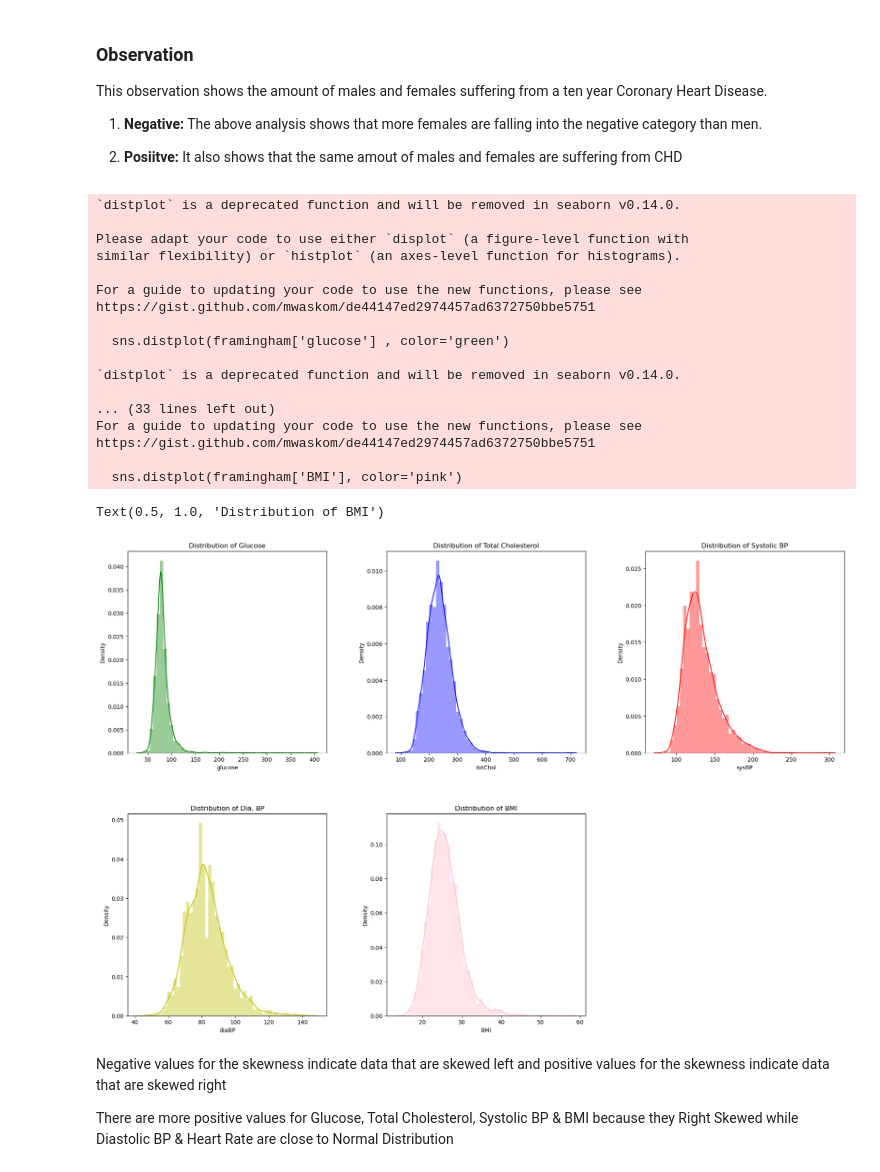
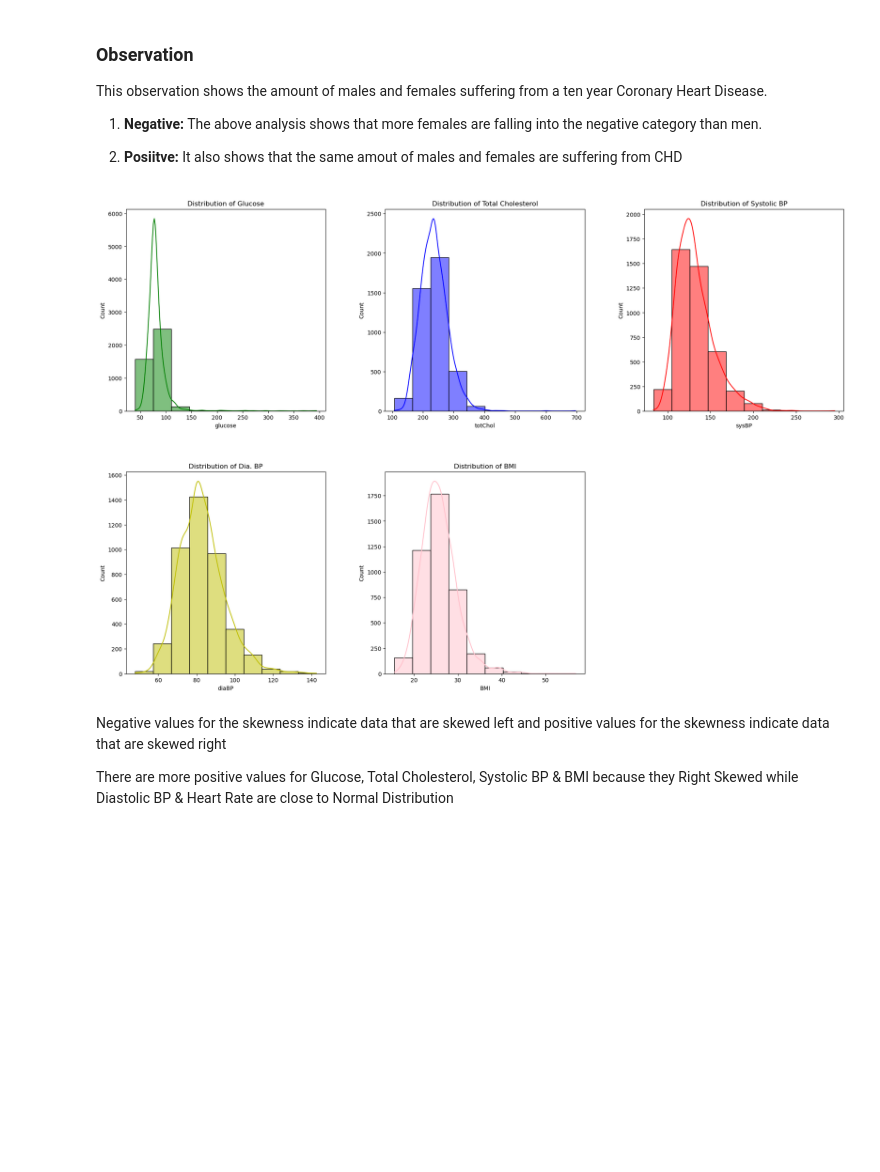
Before and after one commit to Austin-Gabriel/Framingham-Heart-Analysis, a Jupyter notebook: Machine Learning Project.ipynb, the cells around one changed output. Drawn from its saved outputs; the diff is of its cells as text; code cells hidden in the pictures; blank space fills up the shorter version.

Commit message:
analysis

```diff
--- a/Machine Learning Project.ipynb
+++ b/Machine Learning Project.ipynb
@@ -250,50 +275,35 @@ This observation shows the amount of males and females suffering from a ten year
 
 2. **Posiitve:** It also shows that the same amout of males and females are suffering from CHD
 # %%
-# plotting the distribution of the continious variables, Univariate Analysis
+import seaborn as sns
+import matplotlib.pyplot as plt
 
 plt.figure(figsize=(23,15))
 plt.subplots_adjust(wspace=0.3, hspace=0.3)
 
 plt.subplot(2, 3, 1)
-sns.distplot(framingham['glucose'] , color='green')
+sns.histplot(framingham['glucose'], bins=10, kde=True, color='green')
 plt.title('Distribution of Glucose')
 
 plt.subplot(2, 3, 2)
-sns.distplot(framingham['totChol'], color='blue')
+sns.histplot(framingham['totChol'], bins=10, kde=True, color='blue')
 plt.title('Distribution of Total Cholesterol')
 
 plt.subplot(2, 3, 3)
-sns.distplot(framingham['sysBP'], color='red')
+sns.histplot(framingham['sysBP'], bins=10, kde=True, color='red')
 plt.title('Distribution of Systolic BP')
 
 plt.subplot(2, 3, 4)
-sns.distplot(framingham['diaBP'] , color='y')
+sns.histplot(framingham['diaBP'], bins=10, kde=True, color='y')
 plt.title('Distribution of Dia. BP')
 
 plt.subplot(2, 3, 5)
-sns.distplot(framingham['BMI'], color='pink')
+sns.histplot(framingham['BMI'], bins=10, kde=True, color='pink')
 plt.title('Distribution of BMI')
+
+plt.show()
 # %% [output]
-`distplot` is a deprecated function and will be removed in seaborn v0.14.0.
-
-Please adapt your code to use either `displot` (a figure-level function with
-similar flexibility) or `histplot` (an axes-level function for histograms).
-
-For a guide to updating your code to use the new functions, please see
-https://gist.github.com/mwaskom/de44147ed2974457ad6372750bbe5751
-
-  sns.distplot(framingham['glucose'] , color='green')
-
-`distplot` is a deprecated function and will be removed in seaborn v0.14.0.
-
-... (33 lines left out)
-For a guide to updating your code to use the new functions, please see
-https://gist.github.com/mwaskom/de44147ed2974457ad6372750bbe5751
-
-  sns.distplot(framingham['BMI'], color='pink')
-Text(0.5, 1.0, 'Distribution of BMI')
-[figure, old version]
+[figure, new version]
 # %% [markdown]
 Negative values for the skewness indicate data that are skewed left and positive values for the skewness indicate data that are skewed right
 
```
Also changed, not shown: parts of 7 cells of this notebook, 2 other files.
